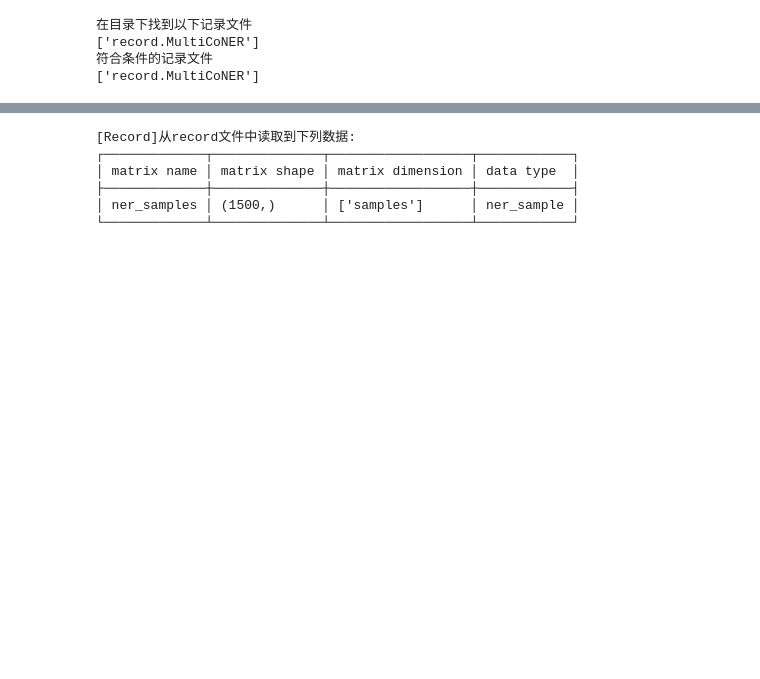
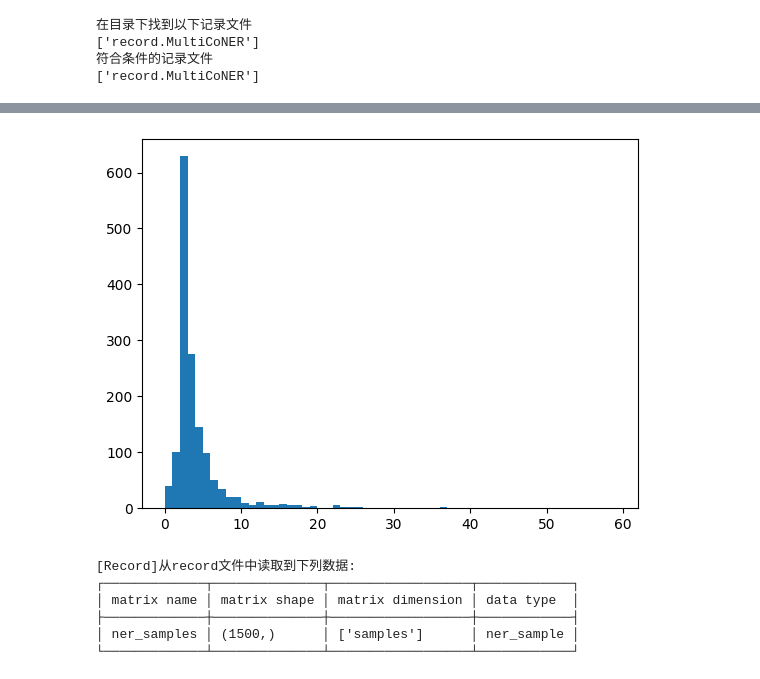
Before and after one commit to 1170500820/DLtools, a Jupyter notebook: analyze_ui_temp.ipynb, the cells around one changed output, grey strips where cells are left out. Drawn from its saved outputs; the diff is of its cells as text; code cells hidden in the pictures; blank space fills up the shorter version.

```diff
--- a/analyze_ui_temp.ipynb
+++ b/analyze_ui_temp.ipynb
@@ -33,3 +66,7 @@ print(f'符合条件的记录文件\n{ok_filenames}')
+# %%
+visualize.plot_value_distribution_1d(record_tools.release_RecordDataWrap(new_arrays[2]))
+# %% [output]
+[figure, added]
 # %%
 matrix_dict = {}
 for elem_file in filenames:
```
Also changed, not shown: parts of 4 cells of this notebook.
